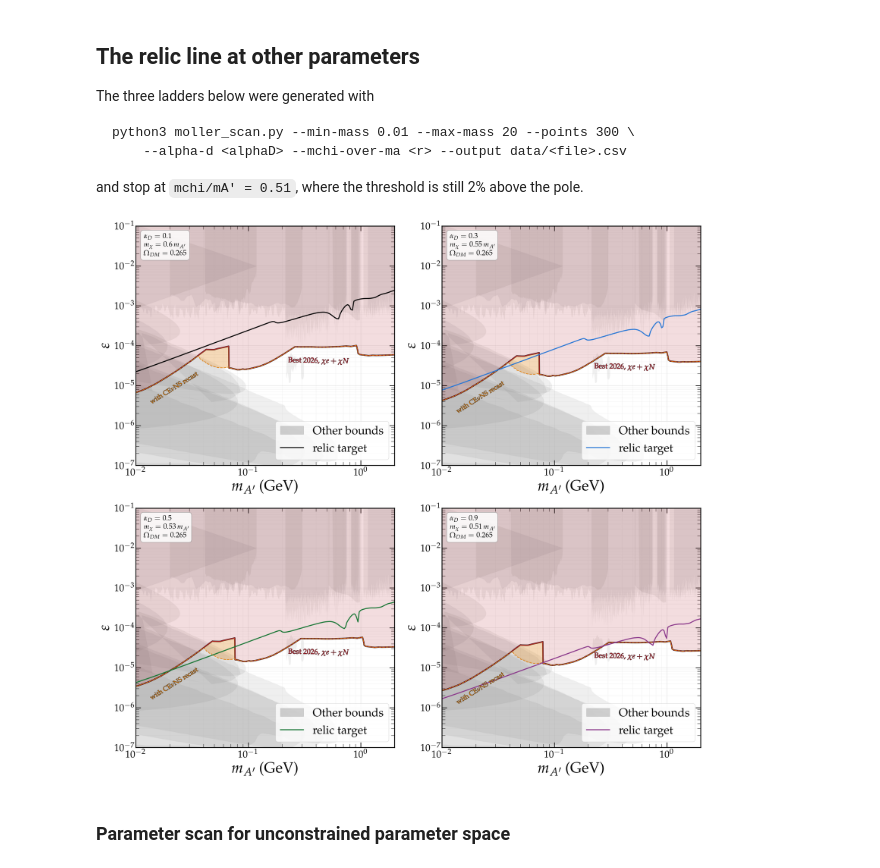
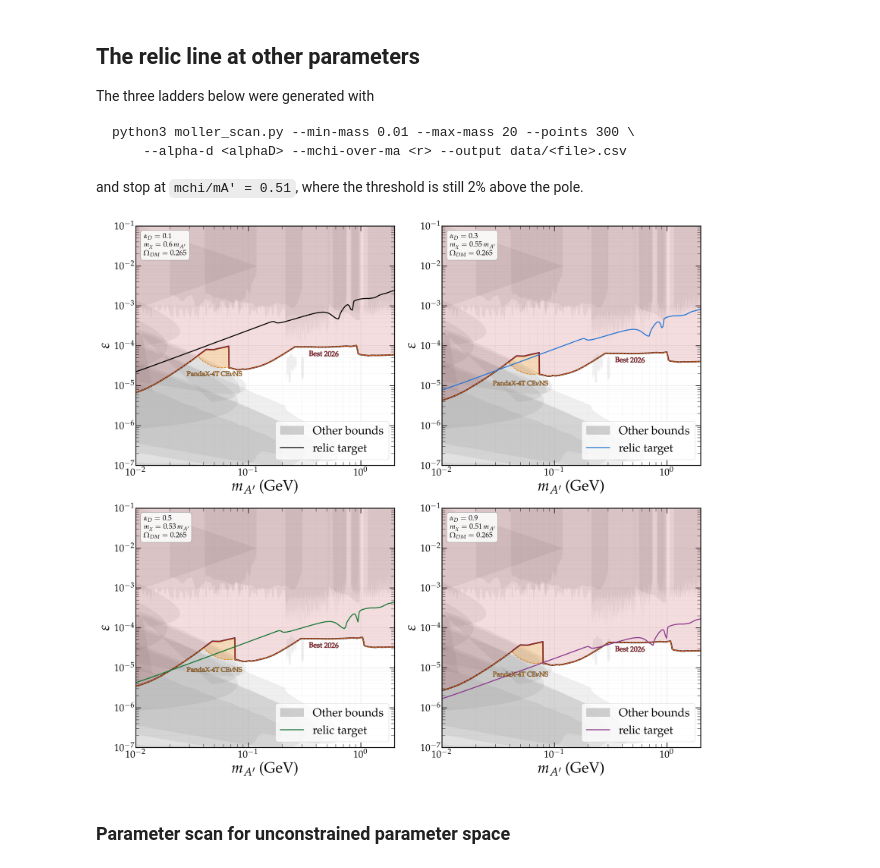
Before and after one commit to sgogoeg/bcgs_internship, a Jupyter notebook: Code/Direct_detection.ipynb, the cells around one changed output. Saved outputs shown, nothing was run; the diff lists cells and outputs as text; code cells hidden in the pictures.

```diff
--- a/Code/Direct_detection.ipynb
+++ b/Code/Direct_detection.ipynb
@@ -1118,8 +1114,8 @@ fig.tight_layout()
 
 # Label positions per panel, placed by hand: the lines move down the ladder
 # as alpha_D grows, so each panel needs its own.
-ladder_best_pos = [[0.42, 4.1e-5], [0.42, 2.9e-5], [0.42, 2.4e-5], [0.42, 1.9e-5]]
-ladder_cen_pos = [[0.022, 8.6e-6], [0.022, 5.0e-6], [0.022, 3.9e-6], [0.022, 3.0e-6]]
+ladder_best_pos = [[0.47, 6.0e-5], [0.47, 4.2e-5], [0.47, 3.5e-5], [0.47, 2.8e-5]]
+ladder_cen_pos = [[5e-2, 1.9e-5], [5e-2, 1.1e-5], [5e-2, 8.6e-6], [5e-2, 6.6e-6]]
 
 for ax, (_ma, _eps, _meta, _color), _best_pos, _cen_pos in zip(
         axes.flat, relic_ladder, ladder_best_pos, ladder_cen_pos):
@@ -1129,37 +1125,37 @@ for ax, (_ma, _eps, _meta, _color), _best_pos, _cen_pos in zip(
     # The accelerator and beam dump family does not depend on the dark sector
     # parameters, so it is the one thing that is the same in all four panels.
     PlotOtherBounds(ax)
 
     _ma_dd_i, _eps_dd_i = best2026_at(_alphaD, _r)
 
     PlotConstraint(ax, _ma_dd_i, _eps_dd_i, edgecolor = C_BEST,
-                   label = r"Best 2026, $\chi e + \chi N$", label_pos = _best_pos,
+                   label = r"Best 2026", label_pos = _best_pos,
                    rotation = -1, ha = 'center', va = 'center')
 
     # The CEvNS recast at the same parameters, as its own region.
     _ma_cen_i, _eps_cen_i = best2026_at(_alphaD, _r, with_cenuns = True)
 
     PlotConstraint(ax, _ma_cen_i, _eps_cen_i,
                    y2 = np.exp(np.interp(np.log(_ma_cen_i), np.log(_ma_dd_i),
                                          np.log(_eps_dd_i))),
                    edgecolor = C_CENUNS, facealpha = 0.3, fill_zorder = 2,
                    linestyle = '--', lw = 2.0, path_effects = None,
-                   label = r"with CE$\nu$NS recast", label_pos = _cen_pos,
-                   rotation = 32, ha = 'center', va = 'center', fontsize = 20)
+                   label = r"PandaX-4T CE$\nu$NS", label_pos = _cen_pos,
+                   rotation = 0, ha = 'center', va = 'center', fontsize = 20)
 
     ax.plot(_ma, _eps, color = _color, label = r"relic target")
 
     ParamBox(ax, [r"$\alpha_D = %s$" % _meta["alphaD"],
                   r"$m_\chi = %s\, m_{A'}$" % _meta["mchi_over_ma"],
                   r"$\Omega_{DM} = %s$" % _meta["Omega_target"]])
 
     ax.legend(loc = 'lower right')
 
 # Save and show the figure:
 plt.savefig("figures/relic_abundance_ladder.pdf", bbox_inches='tight')
 plt.show()
 # %% [output]
-[figure, old version]
+[figure, new version]
 # %% [markdown]
 ### Parameter scan for unconstrained parameter space
 # %% [markdown]
```
Also changed, not shown: parts of 7 cells of this notebook, 25 other files.
